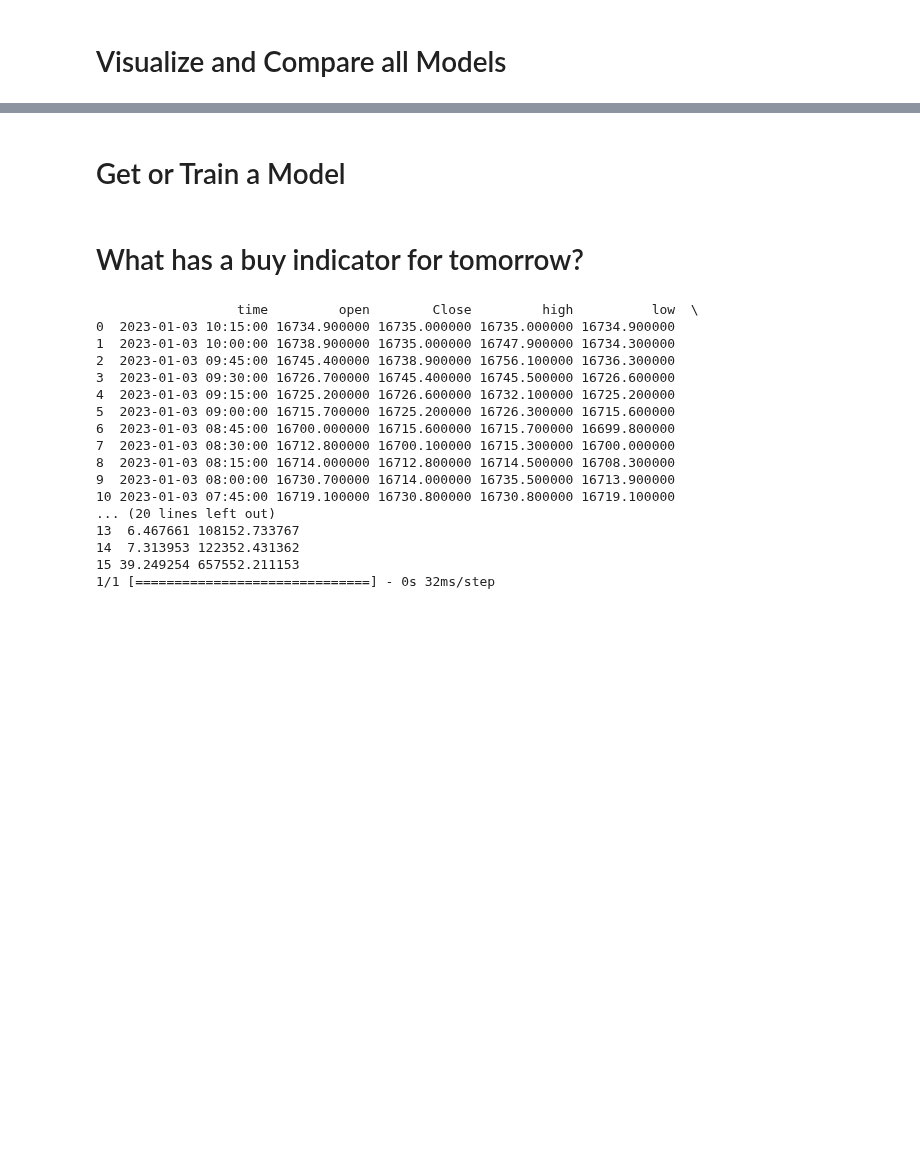
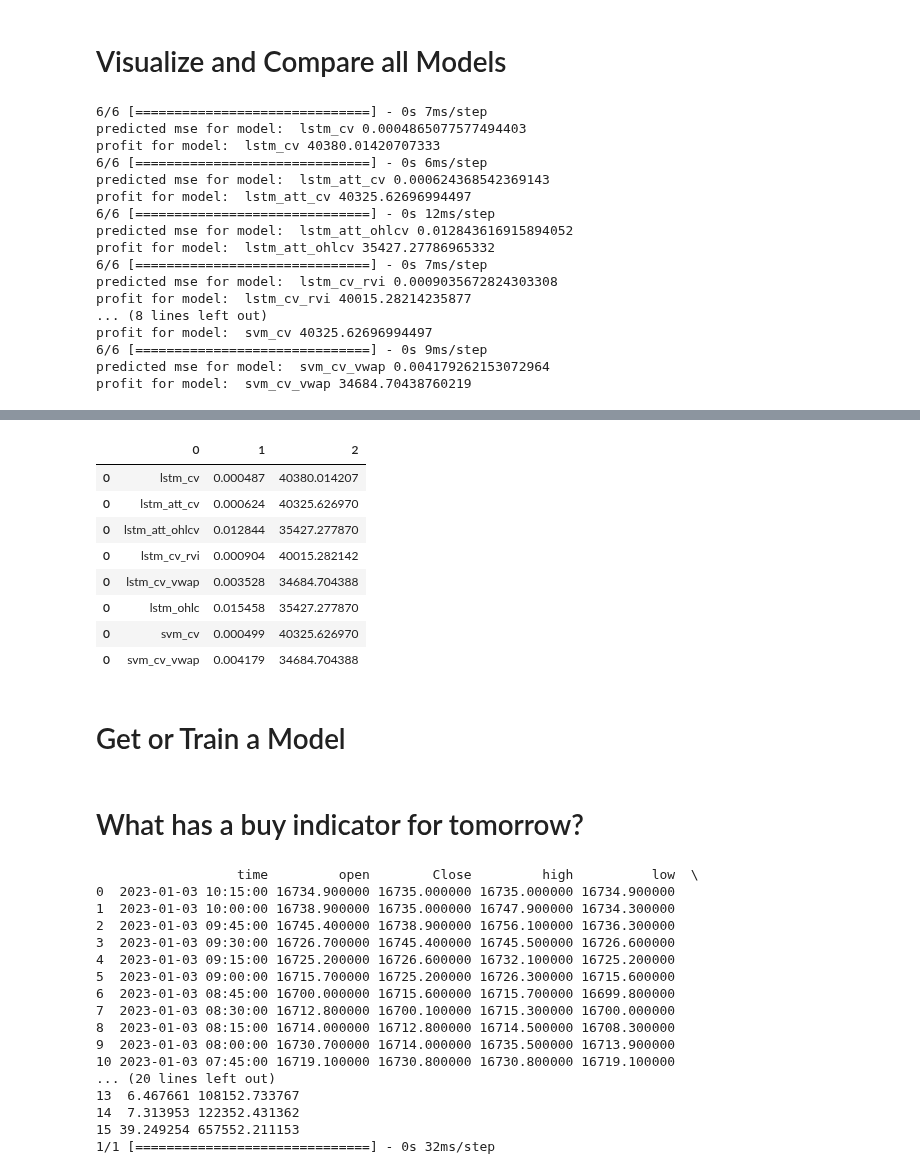
Before and after one commit to j03m/alfred, a Jupyter notebook: Coin_Predictions.ipynb, the cells around one changed output, grey strips where cells are left out. Cells and saved outputs as stored; diff of their text form; code cells hidden in the pictures; blank space fills up the shorter version.

```diff
--- a/Coin_Predictions.ipynb
+++ b/Coin_Predictions.ipynb
@@ -458,9 +445,9 @@ spy_15_df = sort_date(pd.read_csv(data_path+'/SPY-15.csv').rename(columns={"Date
 # Model Config and Supporting Functions
 # %%
 models = {}
-all_features = ["Close", "Volume", "RVI", "VWAP", "VWAPD"]
-target_column = ["Target"]
-all_columns = all_features + target_column
+gbl_all_features = ["Close", "Volume", "RVI", "VWAP", "VWAPD"]
+gbl_target_column = ["Target"]
+gbl_all_columns = gbl_all_features + gbl_target_column
 
 model_config = {
     "day_bar_models": [
@@ -517,7 +504,7 @@ def train_config_model_against_df(name, config, df):
   features = config["column_sets"][name]
   num_features = len(features)
   print("Data prep for:", name)
-  [scaled_features, X, y, normal_features] = convert_to_training_dataset(df, columns=features+target_column)
+  [scaled_features, X, y, normal_features] = convert_to_training_dataset(df, columns=features+gbl_target_column)
   print("training:", name)
   model = models[name]
   history = model.fit(X, y)
@@ -532,7 +519,7 @@ def build_and_stash_all_config_models():
 lstm_15m = keras.models.load_model(model_path + "/lstm_15m.h15")
 # %%
 if load_models:
-  for name in model_config["day_bars"]:
+  for name in model_config["day_bar_models"]:
     print("loading:", name)
     if name in model_config["load_type"] and model_config["load_type"][name] == "joblib":
       models[name] = joblib.load(model_path + "/" + name + ".joblib")
@@ -604,19 +633,14 @@ else:
 # Visualize and Compare all Models
 # %%
 #data
-[btc_history, df_btc_features, df_history_scaled, df_raw] = get_coin_data_frames(60, "DOGE3L-USDT")
-
-#operations
-rvi_history = attachRVI(btc_history)
-vwap_history = attachVWAPS(rvi_history, 30)
+df_raw = get_coin_data_frames(180, "DOGE3L-USDT")
+[scaled_features, X, y, normal_features] = convert_to_training_dataset(df_raw, columns=gbl_all_columns)
 
 df_chart = pd.DataFrame();
-df_chart["Date"] = rvi_history["Date"]
-
-X = scale_data(vwap_history[["Close", "Volume", "RVI", "VWAP", "VWAPD"]])
+normal_features.reset_index(inplace=True)
+df_chart["Date"] = normal_features["Date"]
 scaled_close = X[:,[0]]
 df_chart["Close"] = scaled_close
-
 graph_columns = ["Date","Close"]
 
 results = pd.DataFrame();
@@ -635,7 +659,7 @@ for key, model in models.items():
   mse = mean_squared_error(scaled_close, predicted)
   print("predicted mse for model: ", key, mse)
 
-  [df_profit, profit] = build_profit_estimate(predicted, vwap_history)
+  [df_profit, profit] = build_profit_estimate(predicted, normal_features)
   print("profit for model: ", key, profit)
 
   results = results.append([[key, mse, profit]])
@@ -644,3 +668,21 @@ for key, model in models.items():
 
 interactive_plot(df_chart[graph_columns], "wow")
 results
+# %% [output]
+6/6 [==============================] - 0s 7ms/step
+predicted mse for model:  lstm_cv 0.0004865077577494403
+profit for model:  lstm_cv 40380.01420707333
+6/6 [==============================] - 0s 6ms/step
+predicted mse for model:  lstm_att_cv 0.000624368542369143
+profit for model:  lstm_att_cv 40325.62696994497
+6/6 [==============================] - 0s 12ms/step
+predicted mse for model:  lstm_att_ohlcv 0.012843616915894052
+profit for model:  lstm_att_ohlcv 35427.27786965332
+6/6 [==============================] - 0s 7ms/step
+predicted mse for model:  lstm_cv_rvi 0.0009035672824303308
+profit for model:  lstm_cv_rvi 40015.28214235877
+... (8 lines left out)
+profit for model:  svm_cv 40325.62696994497
+6/6 [==============================] - 0s 9ms/step
+predicted mse for model:  svm_cv_vwap 0.004179262153072964
+profit for model:  svm_cv_vwap 34684.70438760219
@@ -647,3 +690,12 @@ results
+|  | 0 | 1 | 2 |
+| 0 | lstm_cv | 0.000487 | 40380.014207 |
+| 0 | lstm_att_cv | 0.000624 | 40325.626970 |
+| 0 | lstm_att_ohlcv | 0.012844 | 35427.277870 |
+| 0 | lstm_cv_rvi | 0.000904 | 40015.282142 |
+| 0 | lstm_cv_vwap | 0.003528 | 34684.704388 |
+| 0 | lstm_ohlc | 0.015458 | 35427.277870 |
+| 0 | svm_cv | 0.000499 | 40325.626970 |
+| 0 | svm_cv_vwap | 0.004179 | 34684.704388 |
 # %% [markdown]
 # Get or Train a Model
 # %% [markdown]
```
Also changed, not shown: parts of 9 cells of this notebook.
